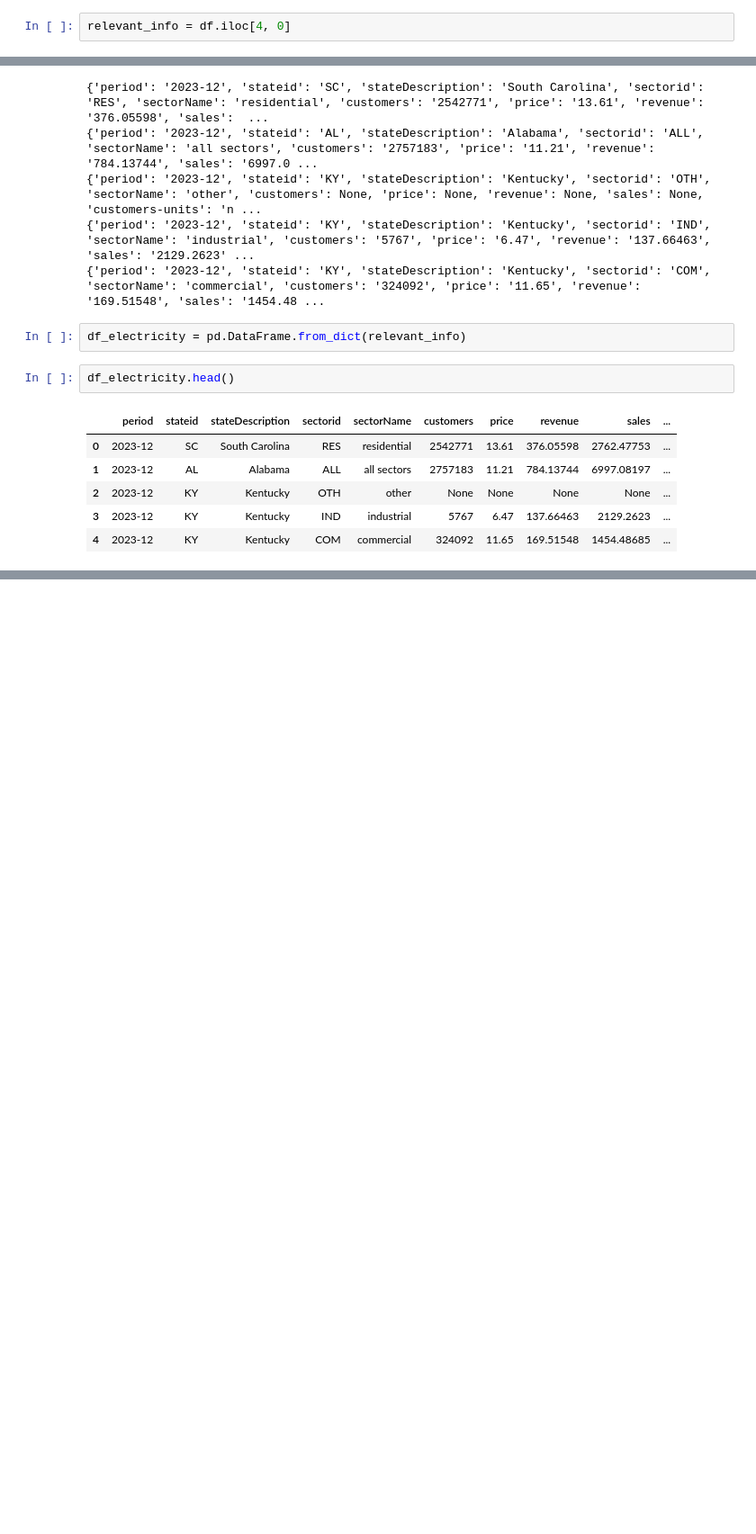
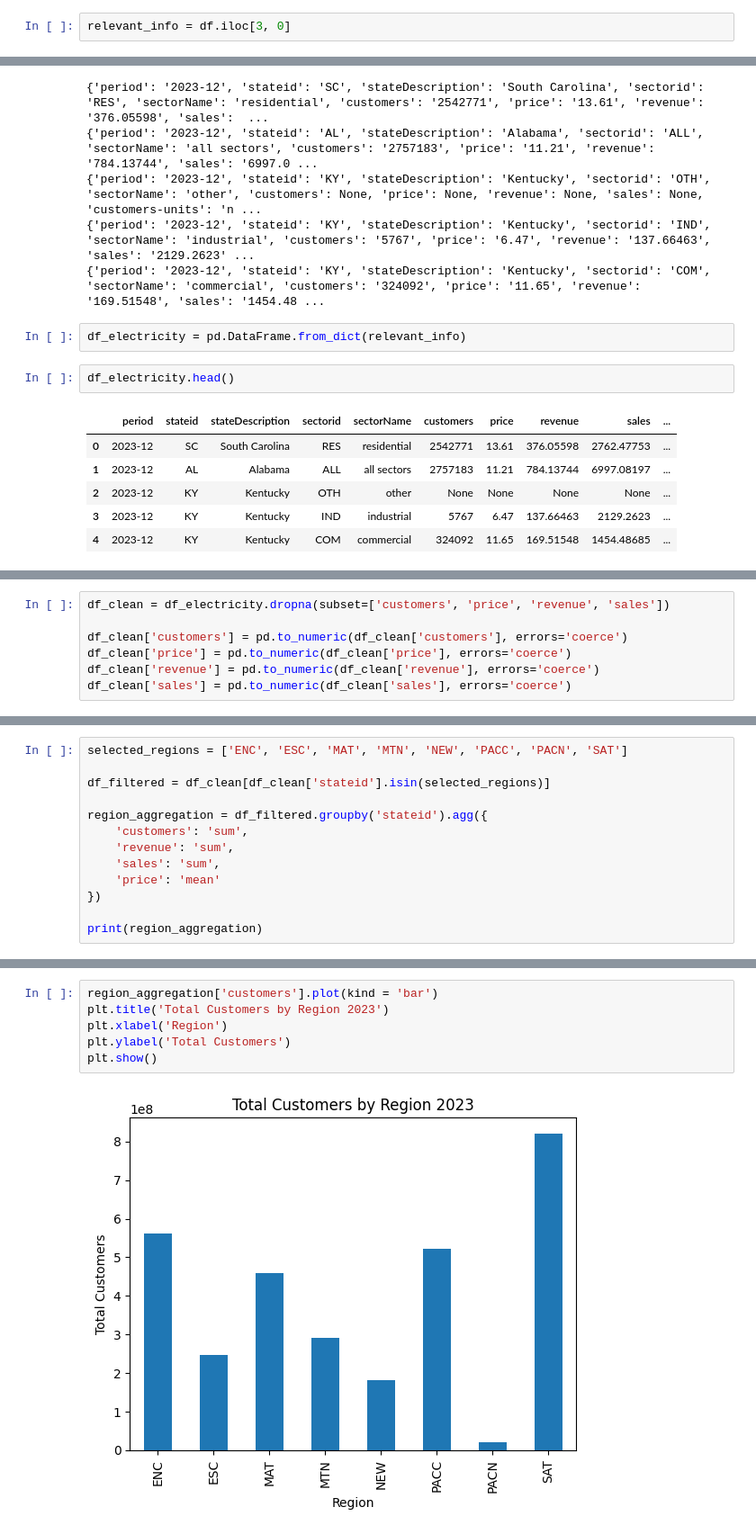
Before and after one commit to alyshaakhtar/DS3001-labs, a Jupyter notebook: 01_api_calls/assignment_notebook.ipynb, the cells around one changed output, grey strips where cells are left out. Shown at 90% size. Drawn from its saved outputs; the diff is of its cells as text; blank space fills up the shorter version.

```diff
--- a/01_api_calls/assignment_notebook.ipynb
+++ b/01_api_calls/assignment_notebook.ipynb
@@ -402,5 +402,5 @@ df.head()
 # %%
-relevant_info = df.iloc[4, 0]
+relevant_info = df.iloc[3, 0]
 # %%
 for item in relevant_info[:5]:
   print(item)
@@ -423,0 +427,7 @@ df_electricity.head()
+# %%
+df_clean = df_electricity.dropna(subset=['customers', 'price', 'revenue', 'sales'])
+
+df_clean['customers'] = pd.to_numeric(df_clean['customers'], errors='coerce')
+df_clean['price'] = pd.to_numeric(df_clean['price'], errors='coerce')
+df_clean['revenue'] = pd.to_numeric(df_clean['revenue'], errors='coerce')
+df_clean['sales'] = pd.to_numeric(df_clean['sales'], errors='coerce')
@@ -423,0 +455,13 @@ df_electricity.head()
+# %%
+selected_regions = ['ENC', 'ESC', 'MAT', 'MTN', 'NEW', 'PACC', 'PACN', 'SAT']
+
+df_filtered = df_clean[df_clean['stateid'].isin(selected_regions)]
+
+region_aggregation = df_filtered.groupby('stateid').agg({
+    'customers': 'sum',
+    'revenue': 'sum',
+    'sales': 'sum',
+    'price': 'mean'
+})
+
+print(region_aggregation)
@@ -423,0 +479,8 @@ df_electricity.head()
+# %%
+region_aggregation['customers'].plot(kind = 'bar')
+plt.title('Total Customers by Region 2023')
+plt.xlabel('Region')
+plt.ylabel('Total Customers')
+plt.show()
+# %% [output]
+[figure, added]
```
Also changed, not shown: parts of 7 cells of this notebook.
